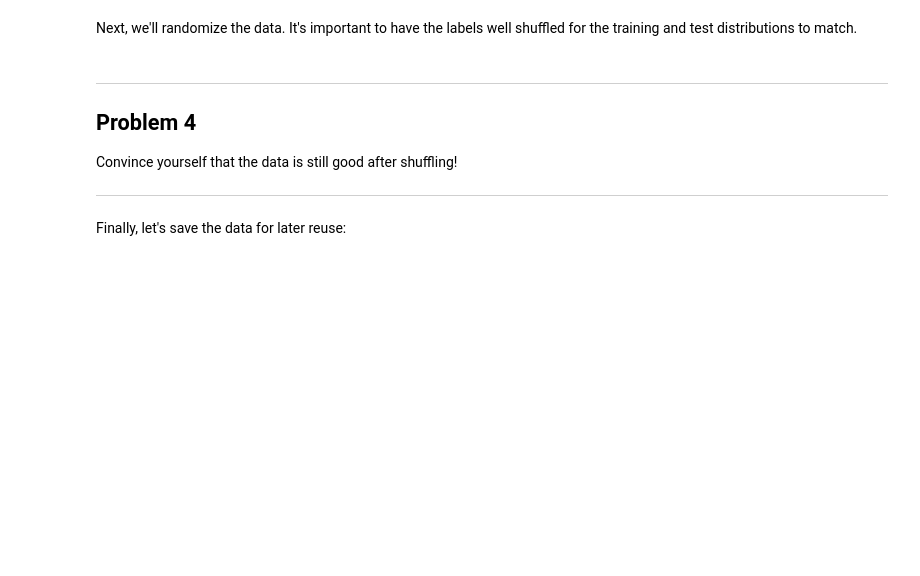
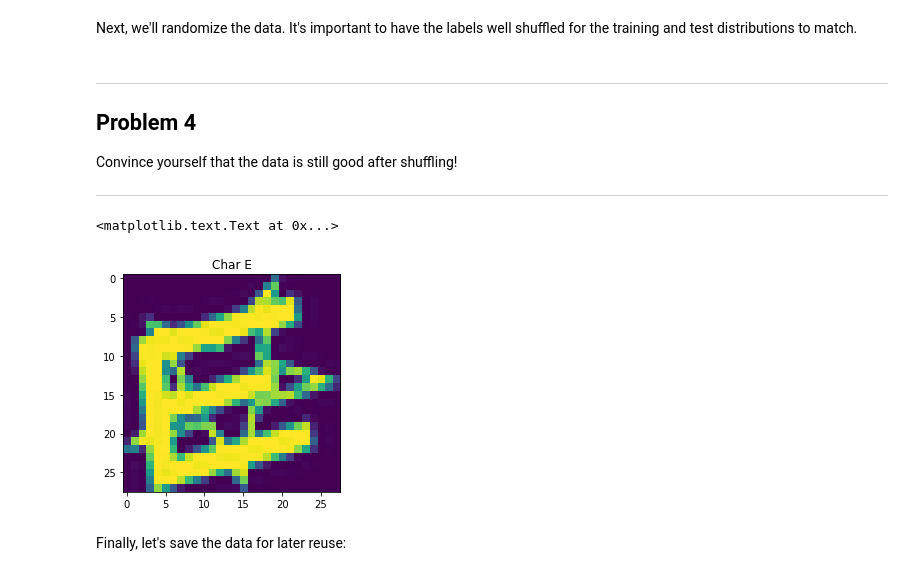
Before and after one commit to k0nen/tensorflow-study, a Jupyter notebook: 1_notmnist.ipynb, the cells around one changed output. Drawn from its saved outputs; the diff is of its cells as text; code cells hidden in the pictures; blank space fills up the shorter version.

```diff
--- a/1_notmnist.ipynb
+++ b/1_notmnist.ipynb
@@ -346,6 +388,12 @@ Problem 4
 Convince yourself that the data is still good after shuffling!
 
 ---
+# %%
+plt.imshow(train_dataset[0])
+plt.title("Char " + chr(65+train_labels[0]))
+# %% [output]
+<matplotlib.text.Text at 0x...>
+[figure, added]
 # %% [markdown]
 Finally, let's save the data for later reuse:
 # %%
```
Also changed, not shown: parts of 3 cells of this notebook.
